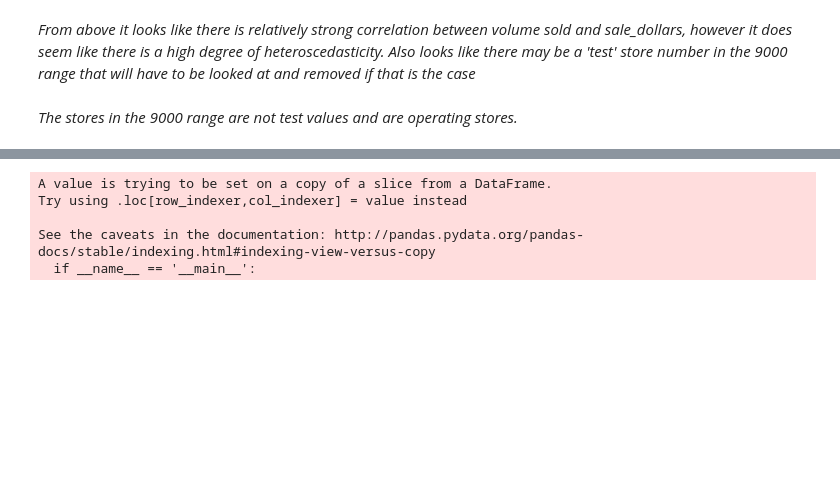
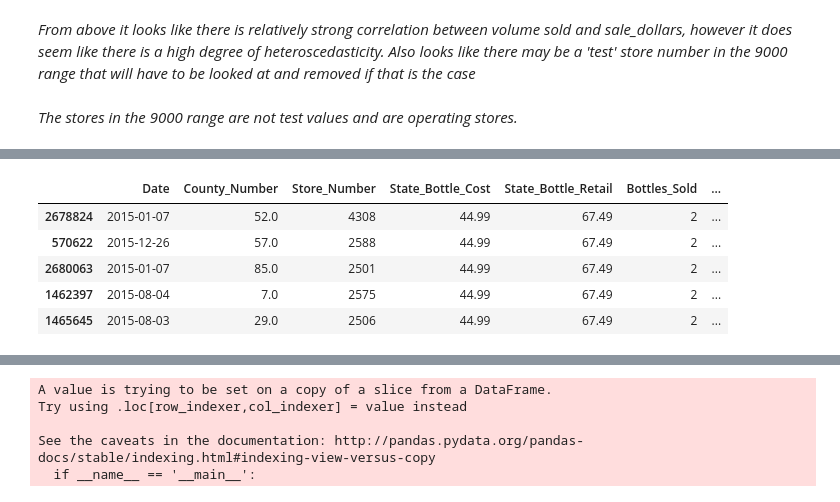
Before and after one commit to sambozek/DSI-SF-1-sebozek, a Jupyter notebook: projects/project-03/Project 3 WIP.ipynb, the cells around one changed output, grey strips where cells are left out. Cells and saved outputs as stored; diff of their text form; code cells hidden in the pictures; blank space fills up the shorter version.

```diff
--- a/projects/project-03/Project 3 WIP.ipynb
+++ b/projects/project-03/Project 3 WIP.ipynb
@@ -270,6 +287,17 @@ ERROR! Session/line number was not unique in database. History logging moved to
 liquor2015 = liquor[liquor['Year'] == 2015]
 
 liquor2016 = liquor[liquor['Year'] == 2016 ]
+# %%
+liquor2015 = liquor2015.sort(['Sale_Dollars'], ascending = False) # Order by Sales
+
+liquor2015.head()
+# %% [output]
+|  | Date | County_Number | Store_Number | State_Bottle_Cost | State_Bottle_Retail | Bottles_Sold | ... |
+| 2678824 | 2015-01-07 | 52.0 | 4308 | 44.99 | 67.49 | 2 | ... |
+| 570622 | 2015-12-26 | 57.0 | 2588 | 44.99 | 67.49 | 2 | ... |
+| 2680063 | 2015-01-07 | 85.0 | 2501 | 44.99 | 67.49 | 2 | ... |
+| 1462397 | 2015-08-04 | 7.0 | 2575 | 44.99 | 67.49 | 2 | ... |
+| 1465645 | 2015-08-03 | 29.0 | 2506 | 44.99 | 67.49 | 2 | ... |
 # %%
 l15 = liquor2015.groupby('County_Number').sum() # Create sums by county
 l15 = l15.sort('Sale_Dollars', axis=0, ascending=False).head(10)
```
Also changed, not shown: parts of 19 cells of this notebook, 28 other files.
